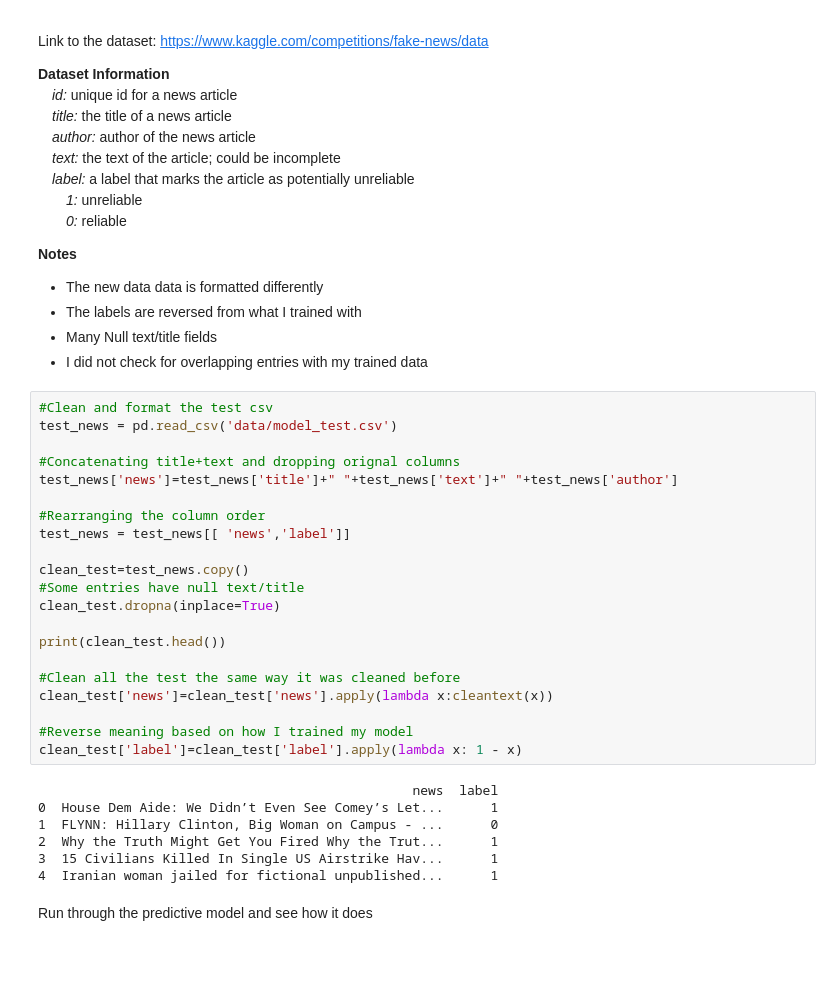
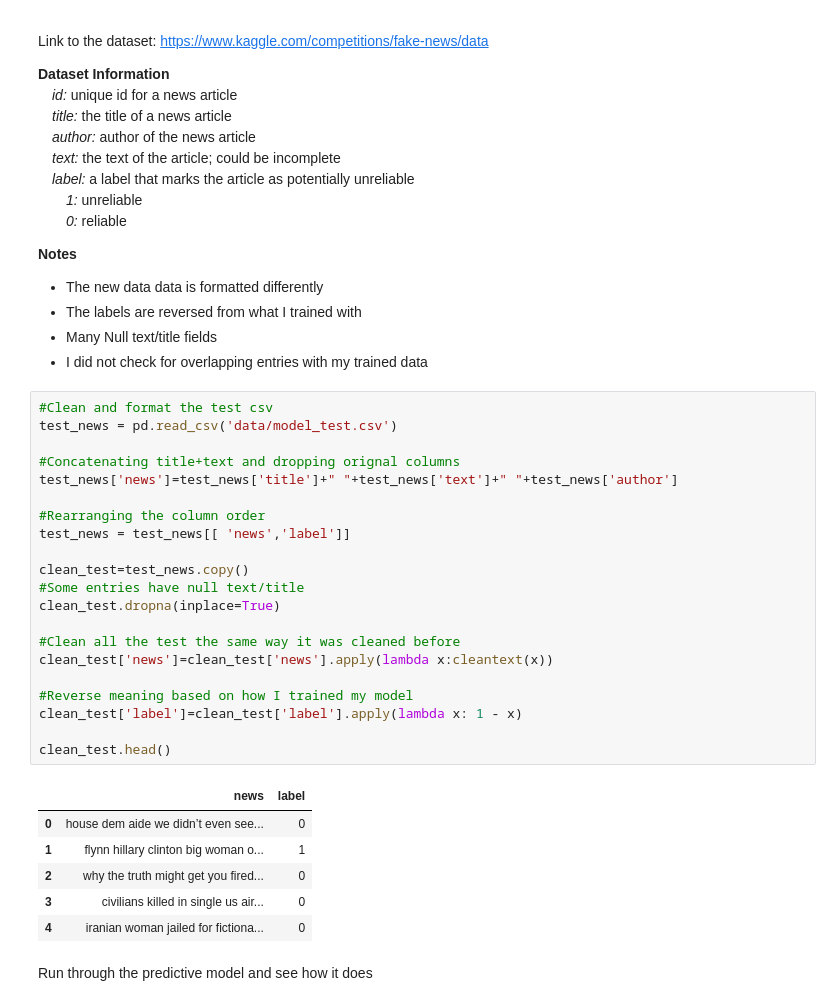
Before and after one commit to blasher565/dm_cs522, a Jupyter notebook: final project/Code/lasher_final_2.ipynb, the cells around one changed output. Saved outputs shown, nothing was run; the diff lists cells and outputs as text; blank space fills up the shorter version.

```diff
--- a/final project/Code/lasher_final_2.ipynb
+++ b/final project/Code/lasher_final_2.ipynb
@@ -742,31 +742,31 @@ Link to the dataset: [https://www.kaggle.com/competitions/fake-news/data](https:
 # %%
 #Clean and format the test csv
 test_news = pd.read_csv('data/model_test.csv')
 
 #Concatenating title+text and dropping orignal columns
 test_news['news']=test_news['title']+" "+test_news['text']+" "+test_news['author']
 
 #Rearranging the column order
 test_news = test_news[[ 'news','label']]
 
 clean_test=test_news.copy()
 #Some entries have null text/title
 clean_test.dropna(inplace=True)
 
-print(clean_test.head())
-
 #Clean all the test the same way it was cleaned before
 clean_test['news']=clean_test['news'].apply(lambda x:cleantext(x))
 
 #Reverse meaning based on how I trained my model
 clean_test['label']=clean_test['label'].apply(lambda x: 1 - x)
+
+clean_test.head()
 # %% [output]
-                                                news  label
-0  House Dem Aide: We Didn’t Even See Comey’s Let...      1
-1  FLYNN: Hillary Clinton, Big Woman on Campus - ...      0
-2  Why the Truth Might Get You Fired Why the Trut...      1
-3  15 Civilians Killed In Single US Airstrike Hav...      1
-4  Iranian woman jailed for fictional unpublished...      1
+|  | news | label |
+| 0 | house dem aide we didn’t even see... | 0 |
+| 1 | flynn hillary clinton big woman o... | 1 |
+| 2 | why the truth might get you fired... | 0 |
+| 3 | civilians killed in single us air... | 0 |
+| 4 | iranian woman jailed for fictiona... | 0 |
 # %% [markdown]
 Run through the predictive model and see how it does
 # %%
```
